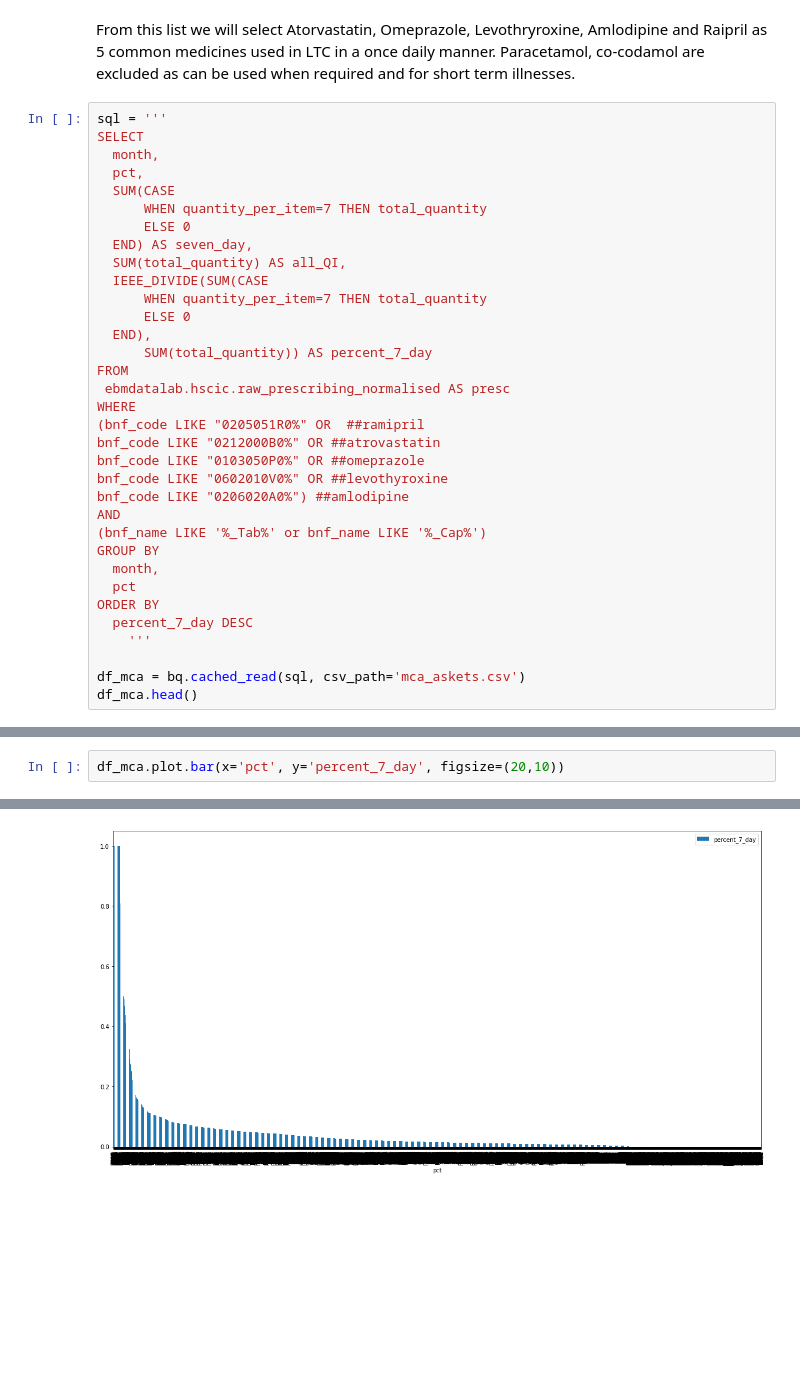
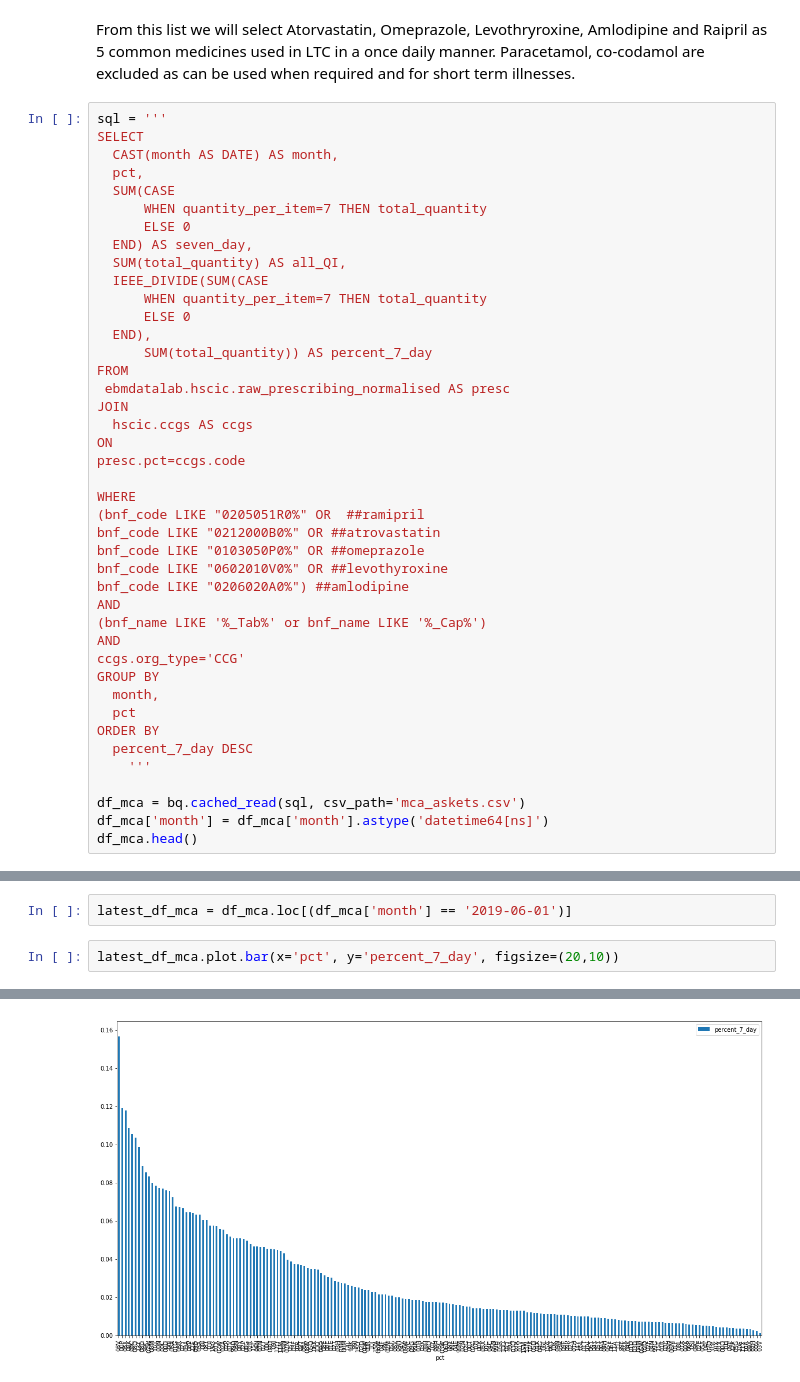
Before and after one commit to ebmdatalab/jupyter-notebooks, a Jupyter notebook: new_measures/Drafts/Seven Day Rx/Seven Day Prescribing.ipynb, the cells around one changed output, grey strips where cells are left out. Cells and saved outputs as stored; diff of their text form; blank space fills up the shorter version.

```diff
--- a/new_measures/Drafts/Seven Day Rx/Seven Day Prescribing.ipynb
+++ b/new_measures/Drafts/Seven Day Rx/Seven Day Prescribing.ipynb
@@ -103,7 +105,7 @@ From this list we will select Atorvastatin, Omeprazole, Levothryroxine, Amlodipi
 # %%
 sql = '''
 SELECT
-  month,
+  CAST(month AS DATE) AS month,
   pct,
   SUM(CASE
       WHEN quantity_per_item=7 THEN total_quantity
@@ -117,6 +119,11 @@ SELECT
       SUM(total_quantity)) AS percent_7_day
 FROM
  ebmdatalab.hscic.raw_prescribing_normalised AS presc
+JOIN
+  hscic.ccgs AS ccgs
+ON
+presc.pct=ccgs.code
+
 WHERE
 (bnf_code LIKE "0205051R0%" OR  ##ramipril
 bnf_code LIKE "0212000B0%" OR ##atrovastatin
@@ -125,6 +132,8 @@ bnf_code LIKE "0602010V0%" OR ##levothyroxine
 bnf_code LIKE "0206020A0%") ##amlodipine
 AND
 (bnf_name LIKE '%_Tab%' or bnf_name LIKE '%_Cap%')
+AND
+ccgs.org_type='CCG'
 GROUP BY
   month,
   pct
@@ -133,6 +142,7 @@ ORDER BY
     '''
 
 df_mca = bq.cached_read(sql, csv_path='mca_askets.csv')
+df_mca['month'] = df_mca['month'].astype('datetime64[ns]')
 df_mca.head()
 # %% [output]
 |  | month | pct | seven_day | all_QI | percent_7_day |
@@ -144,8 +154,10 @@ df_mca.head()
+# %%
+latest_df_mca = df_mca.loc[(df_mca['month'] == '2019-06-01')]
 # %%
-df_mca.plot.bar(x='pct', y='percent_7_day', figsize=(20,10))
+latest_df_mca.plot.bar(x='pct', y='percent_7_day', figsize=(20,10))
 # %% [output]
 <matplotlib.axes._subplots.AxesSubplot at 0x...>
-[figure, old version]
+[figure, new version]
 # %%
 #create choropeth map
 plt.figure(figsize=(12, 7))
```
Also changed, not shown: parts of 5 cells of this notebook, 5 other files.
